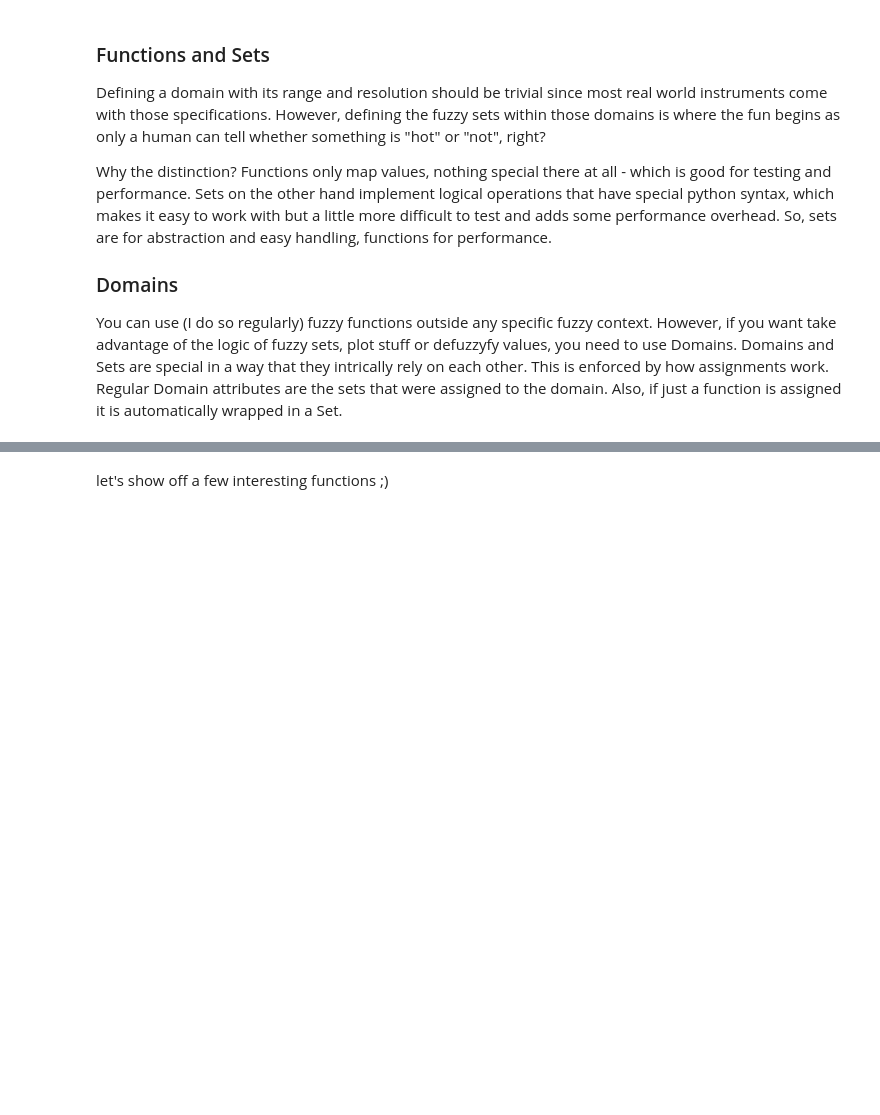
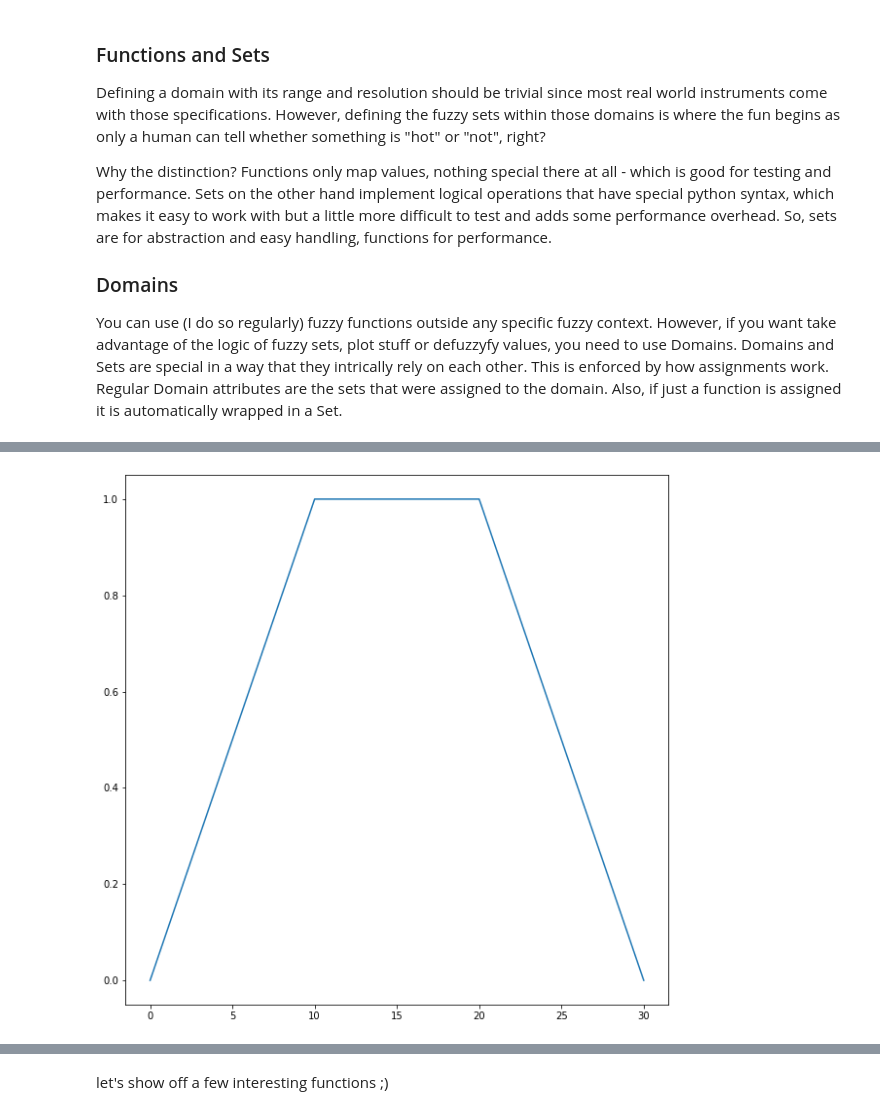
Before and after one commit to Python-Fuzzylogic/fuzzylogic, a Jupyter notebook: docs/Showcase.ipynb, the cells around one changed output, grey strips where cells are left out. Drawn from its saved outputs; the diff is of its cells as text; code cells hidden in the pictures; blank space fills up the shorter version.

```diff
--- a/docs/Showcase.ipynb
+++ b/docs/Showcase.ipynb
@@ -29,0 +34,5 @@ T.not_polygon.plot()
+# %%
+T.polygon = T.up & T.down
+T.polygon.plot()
+# %% [output]
+[figure, added]
```
Also changed, not shown: parts of 15 cells of this notebook.
